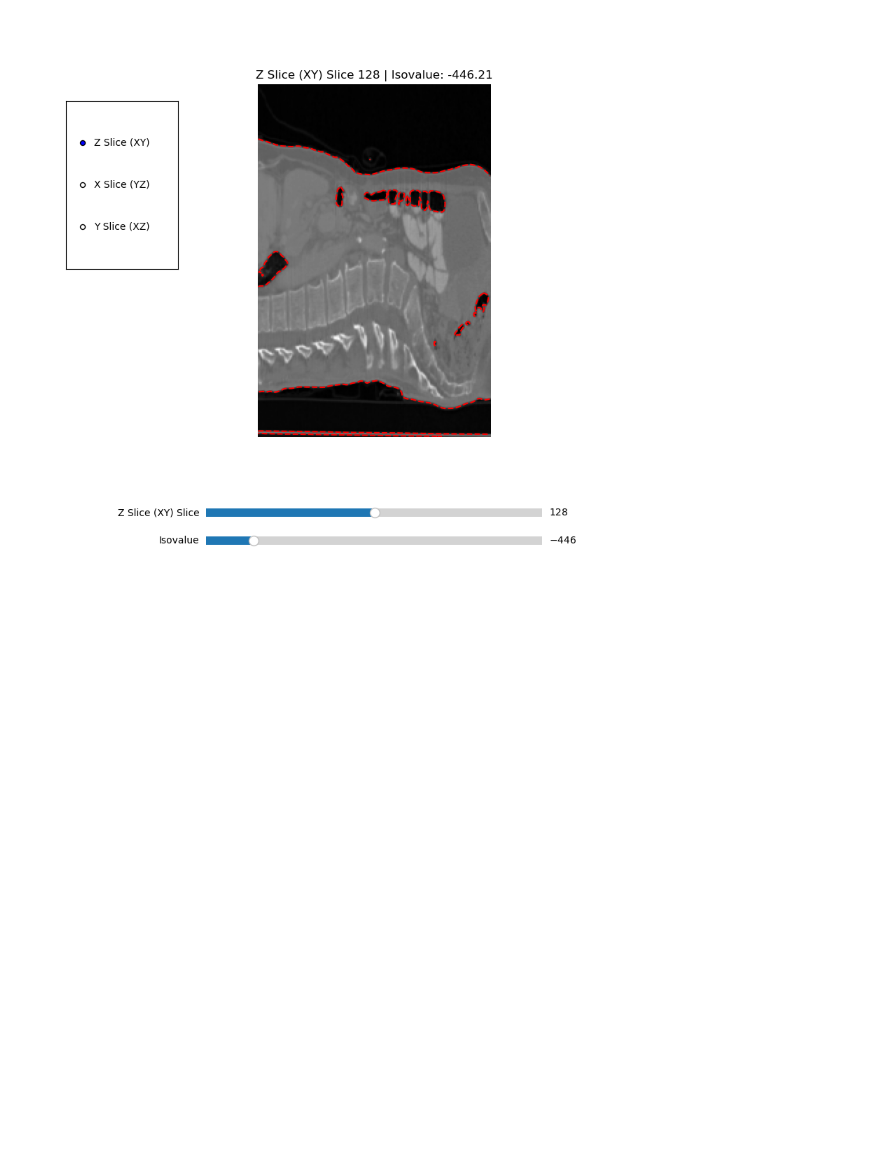
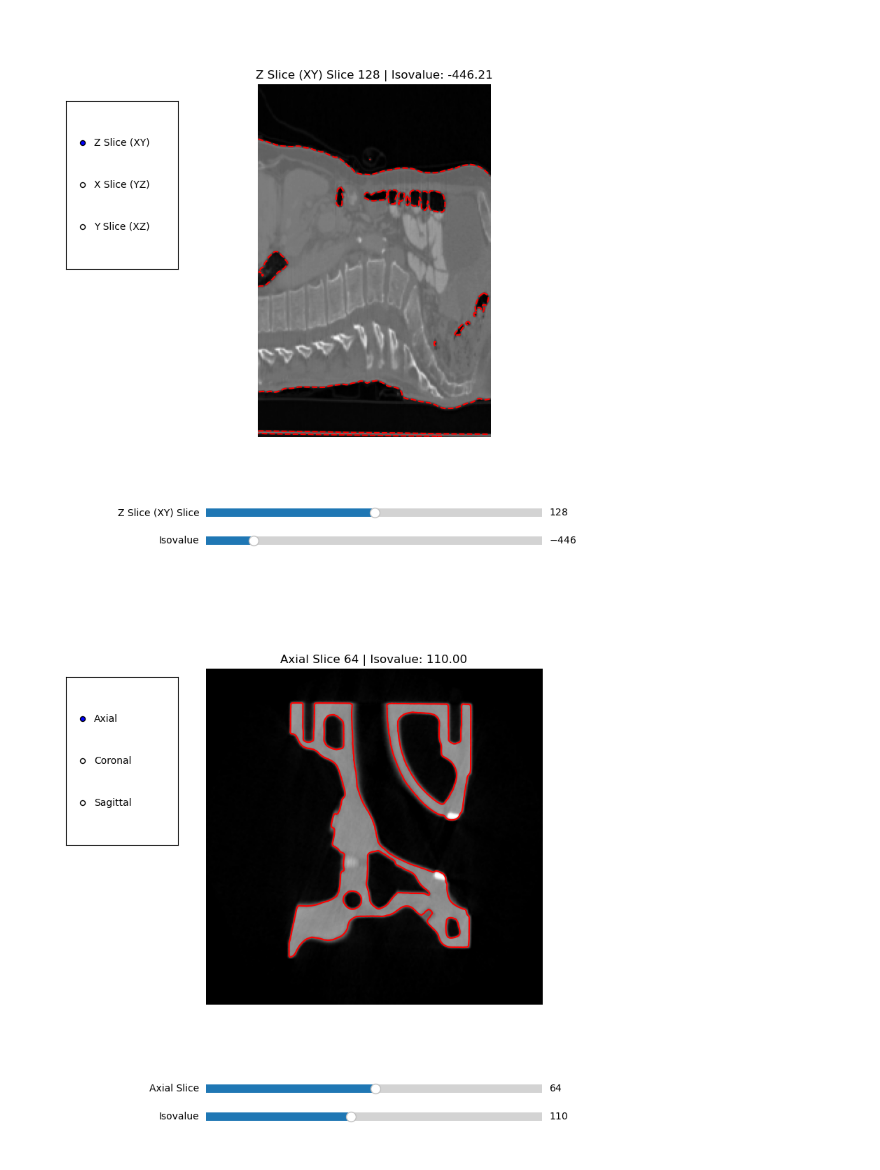
Before and after one commit to Bosser16/canny-edge, a Jupyter notebook: Isocontour-Slices.ipynb, the cells around one changed output. Cells and saved outputs as stored; diff of their text form; code cells hidden in the pictures; blank space fills up the shorter version.

```diff
--- a/Isocontour-Slices.ipynb
+++ b/Isocontour-Slices.ipynb
@@ -272,3 +272,83 @@ Requirement already satisfied: urllib3<3,>=1.21.1 in /opt/anaconda3/lib/python3.
 Requirement already satisfied: certifi>=2017.4.17 in /opt/anaconda3/lib/python3.12/site-packages (from requests>=2.19.0->pooch->pyvista) (2025.1.31)
 Note: you may need to restart the kernel to use updated packages.
 [figure]
+# %%
+def load_volume4(filename4: str, shape4=(128, 256, 256), dtype=np.uint8) -> np.ndarray:
+    with open(filename4, 'rb') as f:
+        volume4 = np.fromfile(f, dtype=dtype).reshape(shape4)
+    return volume4
+
+def get_slice4(volume4: np.ndarray, axis4: int, index4: int) -> np.ndarray:
+    if axis4 == 0:
+        return volume4[index4, :, :]
+    elif axis4 == 1:
+        return volume4[:, index4, :]
+    elif axis4 == 2:
+        return volume4[:, :, index4]
+    else:
+        raise ValueError("Axis must be 0, 1, or 2.")
+
+filename4 = "engine_256x256x128_uint8.raw"
+shape4 = (128, 256, 256)
+volume4 = load_volume4(filename4, shape4)
+
+axis4 = 0
+slice_index4 = shape4[axis4] // 2
+isovalue4 = 110
+
+fig4, ax4 = plt.subplots(figsize=(8, 8))
+plt.subplots_adjust(left=0.3, bottom=0.25)
+
+img4 = get_slice4(volume4, axis4, slice_index4)
+image_display4 = ax4.imshow(img4, cmap="gray")
+contour_display4 = [ax4.contour(img4, levels=[isovalue4], colors='red')]
+ax4.set_title(f"{['Axial','Coronal','Sagittal'][axis4]} Slice {slice_index4} | Isovalue: {isovalue4:.2f}")
+ax4.axis("off")
+
+radio_ax4 = plt.axes([0.05, 0.55, 0.2, 0.3])
+radio4 = RadioButtons(radio_ax4, ('Axial', 'Coronal', 'Sagittal'))
+
+slice_slider_ax4 = plt.axes([0.3, 0.1, 0.6, 0.03])
+slice_slider4 = Slider(slice_slider_ax4, f'{["Axial", "Coronal", "Sagittal"][axis4]} Slice',
+                       0, shape4[axis4]-1, valinit=slice_index4, valstep=1)
+
+iso_slider_ax4 = plt.axes([0.3, 0.05, 0.6, 0.03])
+iso_slider4 = Slider(iso_slider_ax4, 'Isovalue', np.min(volume4), np.max(volume4), valinit=isovalue4)
+
+def update_plot4():
+    idx4 = int(slice_slider4.val)
+    iso4 = iso_slider4.val
+    new_img4 = get_slice4(volume4, axis4, idx4)
+
+    ax4.clear()
+    ax4.imshow(new_img4, cmap="gray")
+    ax4.contour(new_img4, levels=[iso4], colors='red')
+    ax4.set_title(f"{['Axial','Coronal','Sagittal'][axis4]} Slice {idx4} | Isovalue: {iso4:.2f}")
+    ax4.axis("off")
+    fig4.canvas.draw_idle()
+
+def on_slice_change4(val):
+    update_plot4()
+
+def on_iso_change4(val):
+    update_plot4()
+
+slice_slider4.on_changed(on_slice_change4)
+iso_slider4.on_changed(on_iso_change4)
+
+def on_axis_change4(label4):
+    global axis4
+    axis4 = {'Axial': 0, 'Coronal': 1, 'Sagittal': 2}[label4]
+    new_max4 = shape4[axis4] - 1
+
+    slice_slider4.label.set_text(f'{label4} Slice')
+    slice_slider4.valmax = new_max4
+    slice_slider4.ax.set_xlim(0, new_max4)
+
+    slice_slider4.set_val(min(slice_slider4.val, new_max4))
+
+radio4.on_clicked(on_axis_change4)
+
+plt.show()
+# %% [output]
+[figure, added]
```
Also changed, not shown: parts of 1 cell of this notebook, 2 other files.
